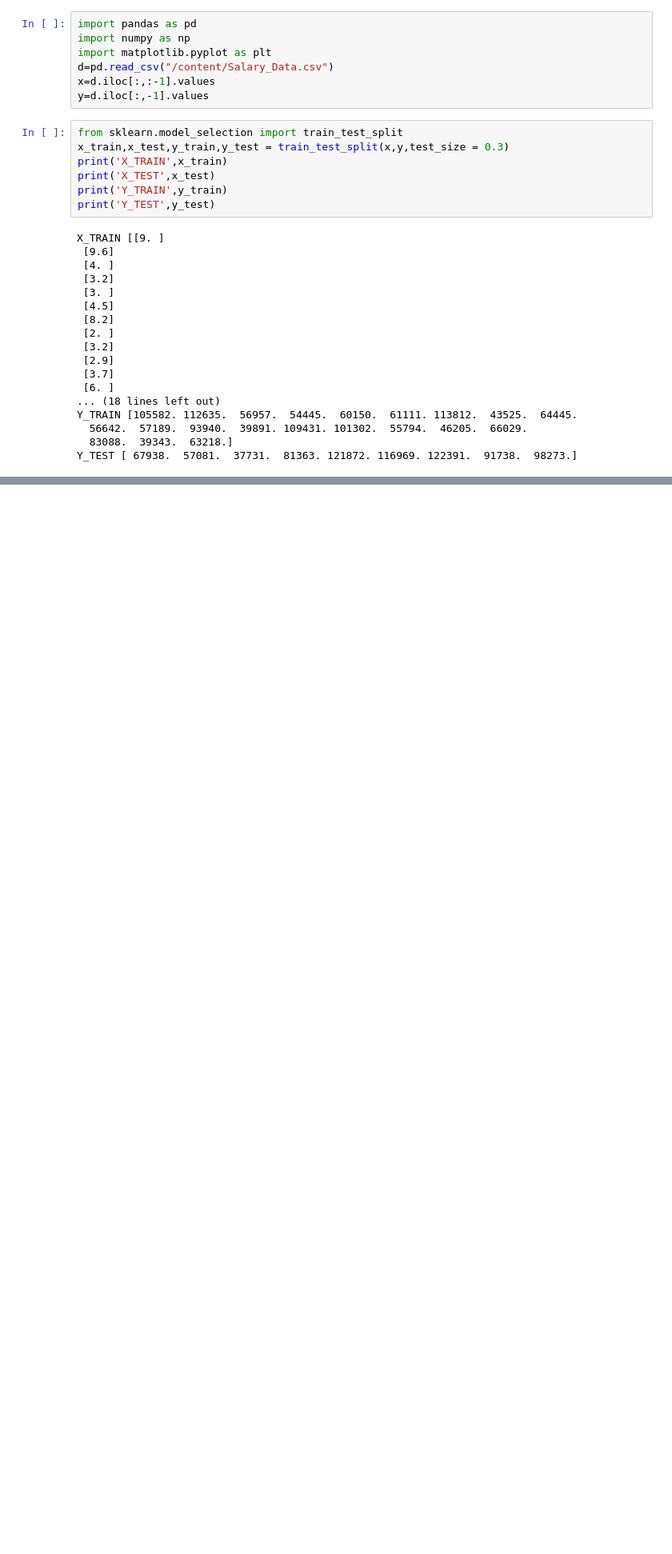
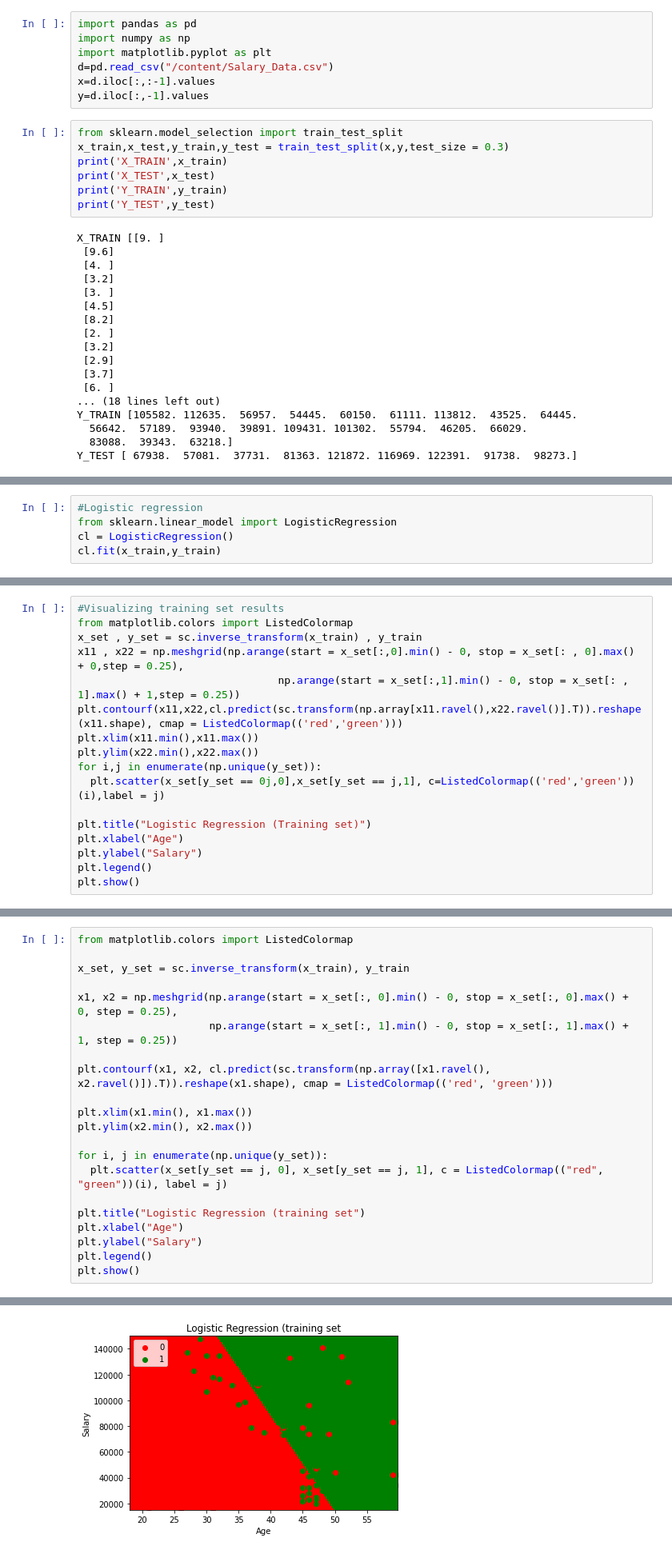
Before and after one commit to Karthikeya-S/day1, a Jupyter notebook: day1_.ipynb, the cells around one changed output, grey strips where cells are left out. Shown at 80% size. Drawn from its saved outputs; the diff is of its cells as text; blank space fills up the shorter version.

```diff
--- a/day1_.ipynb
+++ b/day1_.ipynb
@@ -471,0 +551,5 @@ Y_TEST [ 67938.  57081.  37731.  81363. 121872. 116969. 122391.  91738.  98273.]
+# %%
+#Logistic regression
+from sklearn.linear_model import LogisticRegression
+cl = LogisticRegression()
+cl.fit(x_train,y_train)
@@ -471,0 +580,17 @@ Y_TEST [ 67938.  57081.  37731.  81363. 121872. 116969. 122391.  91738.  98273.]
+# %%
+#Visualizing training set results
+from matplotlib.colors import ListedColormap
+x_set , y_set = sc.inverse_transform(x_train) , y_train
+x11 , x22 = np.meshgrid(np.arange(start = x_set[:,0].min() - 0, stop = x_set[: , 0].max() + 0,step = 0.25),
+                                np.arange(start = x_set[:,1].min() - 0, stop = x_set[: , 1].max() + 1,step = 0.25))
+plt.contourf(x11,x22,cl.predict(sc.transform(np.array[x11.ravel(),x22.ravel()].T)).reshape(x11.shape), cmap = ListedColormap(('red','green')))
+plt.xlim(x11.min(),x11.max())
+plt.ylim(x22.min(),x22.max())
+for i,j in enumerate(np.unique(y_set)):
+  plt.scatter(x_set[y_set == 0j,0],x_set[y_set == j,1], c=ListedColormap(('red','green'))(i),label = j)
+
+plt.title("Logistic Regression (Training set)")
+plt.xlabel("Age")
+plt.ylabel("Salary")
+plt.legend()
+plt.show()
@@ -471,0 +599,22 @@ Y_TEST [ 67938.  57081.  37731.  81363. 121872. 116969. 122391.  91738.  98273.]
+# %%
+from matplotlib.colors import ListedColormap
+
+x_set, y_set = sc.inverse_transform(x_train), y_train
+
+x1, x2 = np.meshgrid(np.arange(start = x_set[:, 0].min() - 0, stop = x_set[:, 0].max() + 0, step = 0.25),
+                     np.arange(start = x_set[:, 1].min() - 0, stop = x_set[:, 1].max() + 1, step = 0.25))
+
+plt.contourf(x1, x2, cl.predict(sc.transform(np.array([x1.ravel(), x2.ravel()]).T)).reshape(x1.shape), cmap = ListedColormap(('red', 'green')))
+
+plt.xlim(x1.min(), x1.max())
+plt.ylim(x2.min(), x2.max())
+
+for i, j in enumerate(np.unique(y_set)):
+  plt.scatter(x_set[y_set == j, 0], x_set[y_set == j, 1], c = ListedColormap(("red", "green"))(i), label = j)
+
+plt.title("Logistic Regression (training set")
+plt.xlabel("Age")
+plt.ylabel("Salary")
+plt.legend()
+plt.show()
+# %% [output]
@@ -471,0 +623 @@ Y_TEST [ 67938.  57081.  37731.  81363. 121872. 116969. 122391.  91738.  98273.]
+[figure, added]
```
Also changed, not shown: parts of 11 cells of this notebook.
